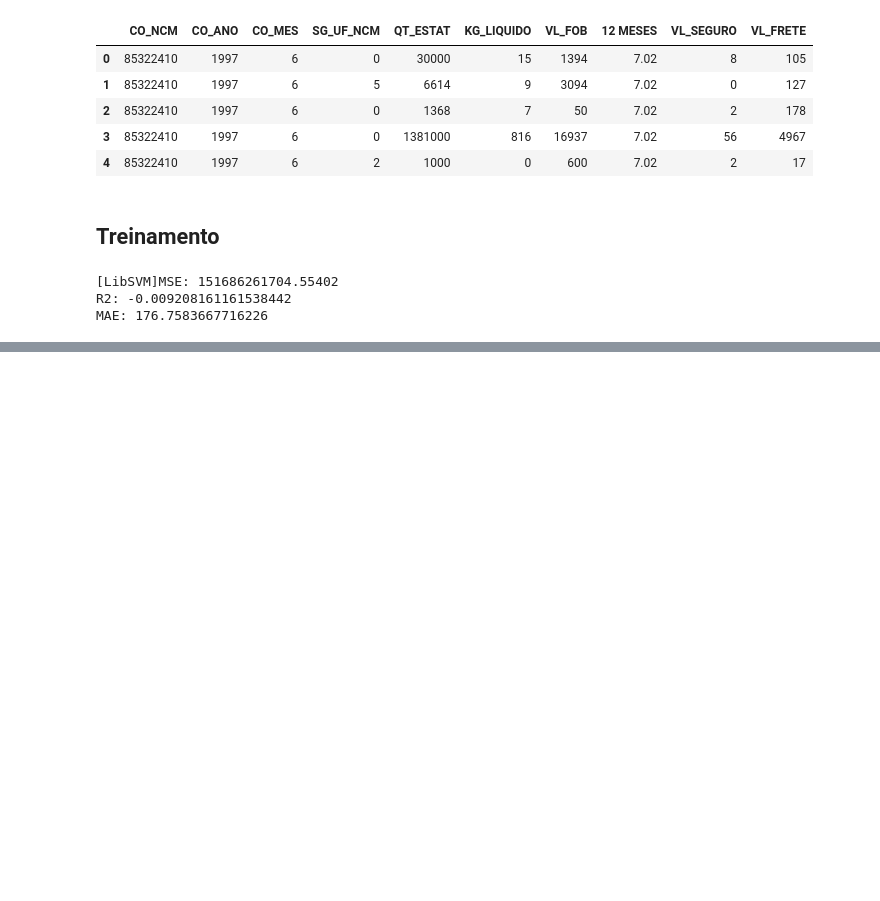
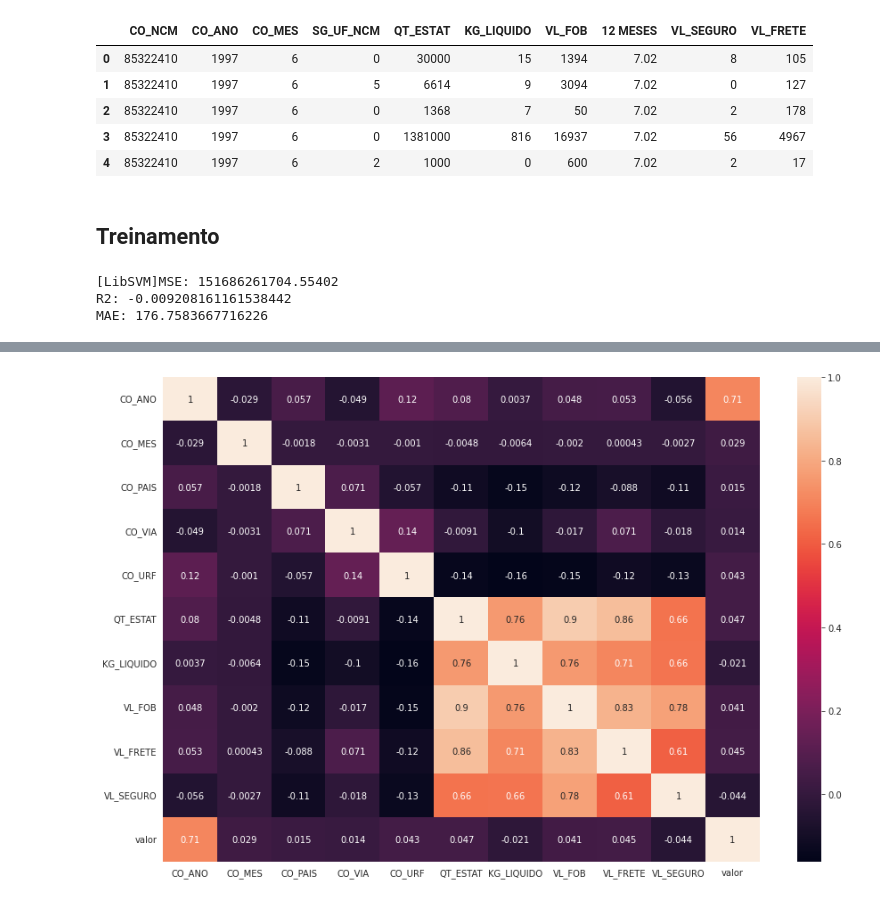
Before and after one commit to Migliorin/Comex-Data-Analysis, a Jupyter notebook: notebooks/analise_dados.ipynb, the cells around one changed output, grey strips where cells are left out. Saved outputs shown, nothing was run; the diff lists cells and outputs as text; code cells hidden in the pictures; blank space fills up the shorter version.

```diff
--- a/notebooks/analise_dados.ipynb
+++ b/notebooks/analise_dados.ipynb
@@ -674,0 +703,2 @@ array([130.46460914, 114.94826162, 125.63344956, 114.89397174,
+# %%
+df_dolar.reset_index(inplace=True)
@@ -674,0 +727,14 @@ array([130.46460914, 114.94826162, 125.63344956, 114.89397174,
+# %%
+df_produto = df_produto.merge(df_dolar,left_on=['CO_ANO','CO_MES'],right_on=['ano','mes'])
+# %%
+df_produto.drop(['ano','mes','CO_NCM','CO_UNID'],axis=1,inplace=True)
+# %%
+df_produto = df_produto[df_produto.VL_FRETE != 0]
+# %%
+with sns.axes_style("white"):
+
+    f, ax = plt.subplots(figsize=(15, 10))
+
+    ax = sns.heatmap(df_produto.corr(),annot=True)
+# %% [output]
+[figure, added]
```
Also changed, not shown: parts of 31 cells of this notebook, 3 other files.
